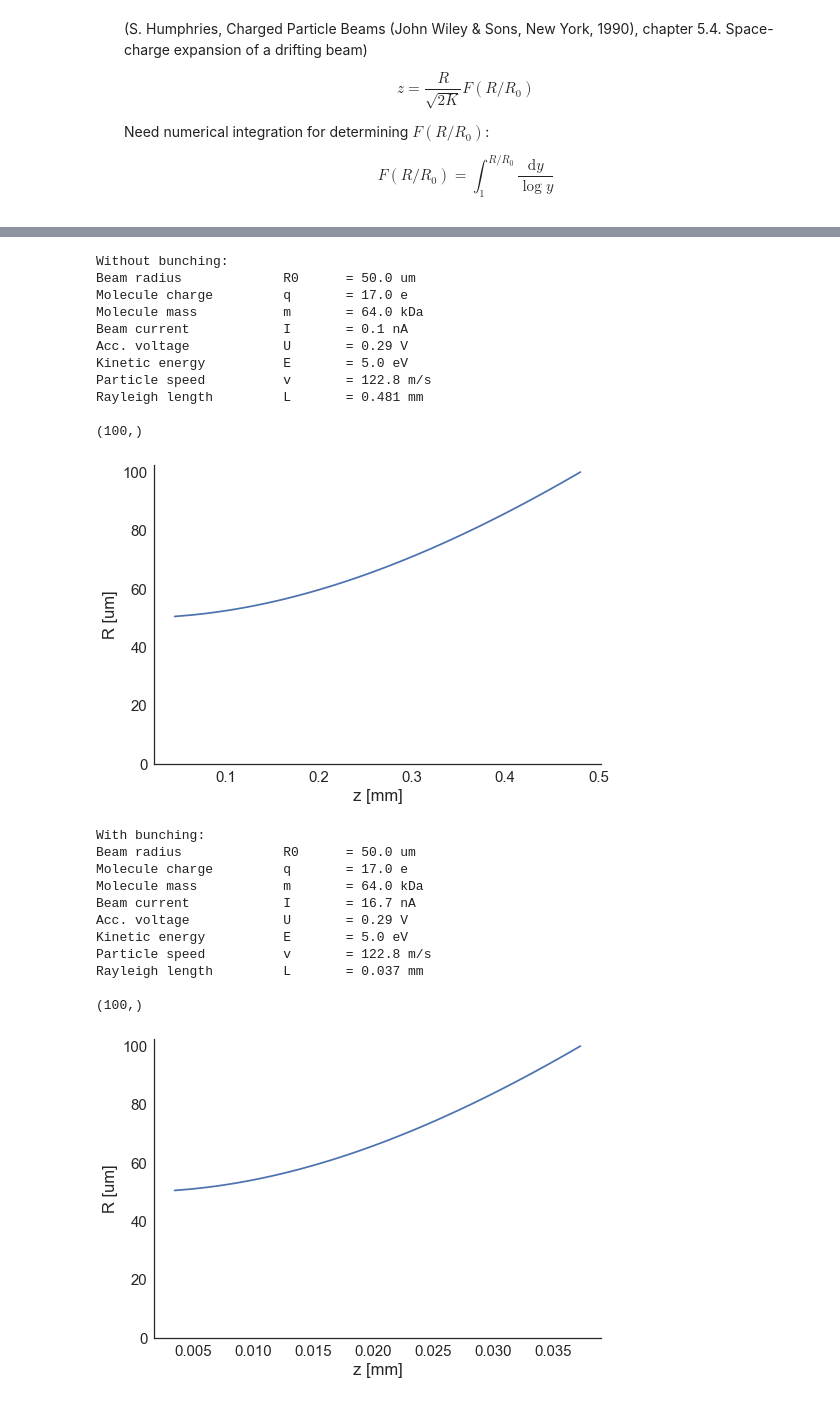
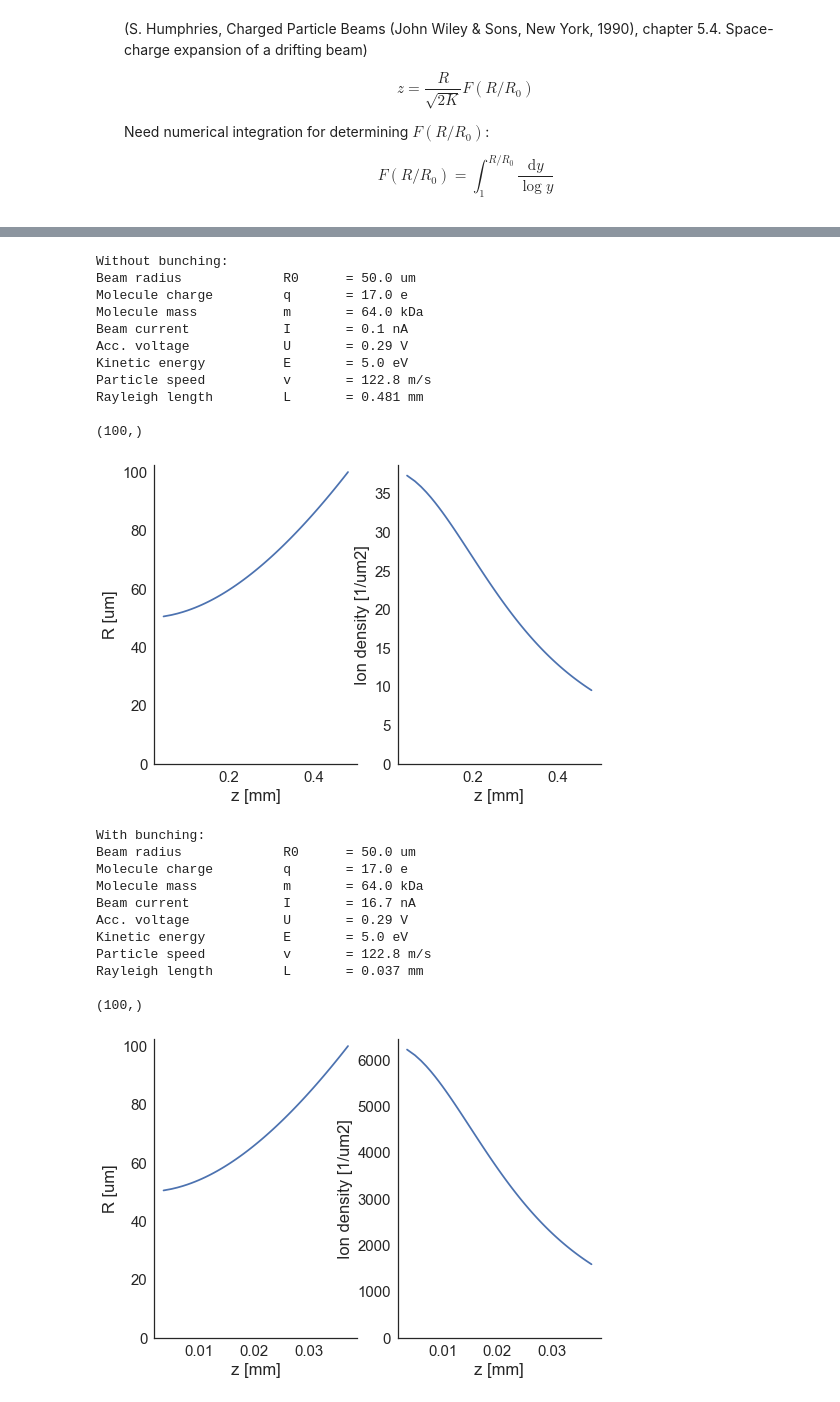
Before and after one commit to mhantke/github_notebooks, a Jupyter notebook: MS_injector/MS_flux.ipynb, the cells around one changed output, grey strips where cells are left out. Drawn from its saved outputs; the diff is of its cells as text; code cells hidden in the pictures.

Commit message:
number density as a function of beam parameters added

```diff
--- a/MS_injector/MS_flux.ipynb
+++ b/MS_injector/MS_flux.ipynb
@@ -359,3 +363,6 @@ assert isclose(z(R=20E-3, R0=15E-3, I=120*mA, v=_v, m=_m, q=_q)[0], 100*mm, atol
+# %%
+# Particle density
+rho_n = lambda R, I, v, q: I/(q*pi*R**2*v)
 # %%
 Is = {
     "Without bunching" : 100 * pA,
@@ -376,38 +383,43 @@ for txt, I in Is.items():
     print "Particle speed  \tv\t= %.1f m/s" % (v)
     print "Rayleigh length \tL\t= %.3f mm" % (rayleigh_length(R0=R0, I=I, v=v, q=q, m=m)/mm)
     print ""
     R_arr = linspace(R0, 2*R0, 100)
-    z_arr = z(R=R_arr, R0=R0, I=I, v=v, m=m, q=q)
+    z_arr = z(R=R_arr, R0=R0, I=Il, v=v, m=m, q=q)
     print z_arr.shape
-    figure()
-    plot(z_arr/mm, R_arr/um)
-    xlabel("z [mm]")
-    ylabel("R [um]")
-    ylim(0, None)
+    fig, axs = subplots(1, 2)
+    axs[0].plot(z_arr/mm, R_arr/um)
+    axs[0].set_xlabel("z [mm]")
+    axs[0].set_ylabel("R [um]")
+    axs[0].set_ylim(0, None)
     sns.despine()
+    rho_n_arr = rho_n(R=R_arr, I=I, v=v, q=q)
+    axs[1].plot(z_arr/mm, rho_n_arr/(1/um**2))
+    axs[1].set_xlabel("z [mm]")
+    axs[1].set_ylabel("Ion density [1/um2]")
+    axs[1].set_ylim(0, None)
     show()
 # %% [output]
 Without bunching:
 Beam radius             R0      = 50.0 um
 Molecule charge         q       = 17.0 e
 Molecule mass           m       = 64.0 kDa
 Beam current            I       = 0.1 nA
 Acc. voltage            U       = 0.29 V
 Kinetic energy          E       = 5.0 eV
 Particle speed          v       = 122.8 m/s
 Rayleigh length         L       = 0.481 mm
 
 (100,)
-[figure, old version]
+[figure, new version]
 With bunching:
 Beam radius             R0      = 50.0 um
 Molecule charge         q       = 17.0 e
 Molecule mass           m       = 64.0 kDa
 Beam current            I       = 16.7 nA
 Acc. voltage            U       = 0.29 V
 Kinetic energy          E       = 5.0 eV
 Particle speed          v       = 122.8 m/s
 Rayleigh length         L       = 0.037 mm
 
 (100,)
-[figure, old version]
+[figure, new version]
```
Also changed, not shown: parts of 2 cells of this notebook.
